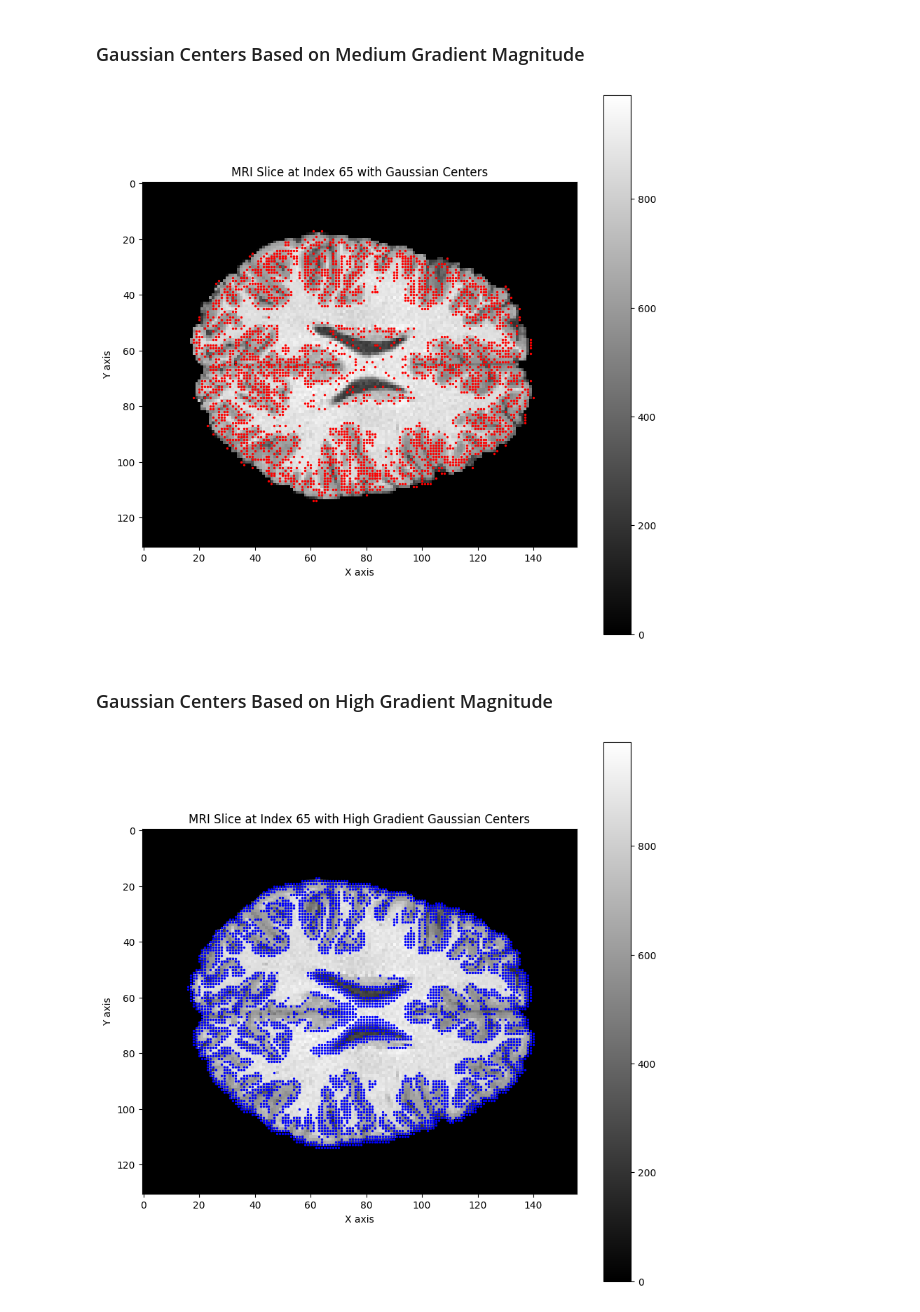
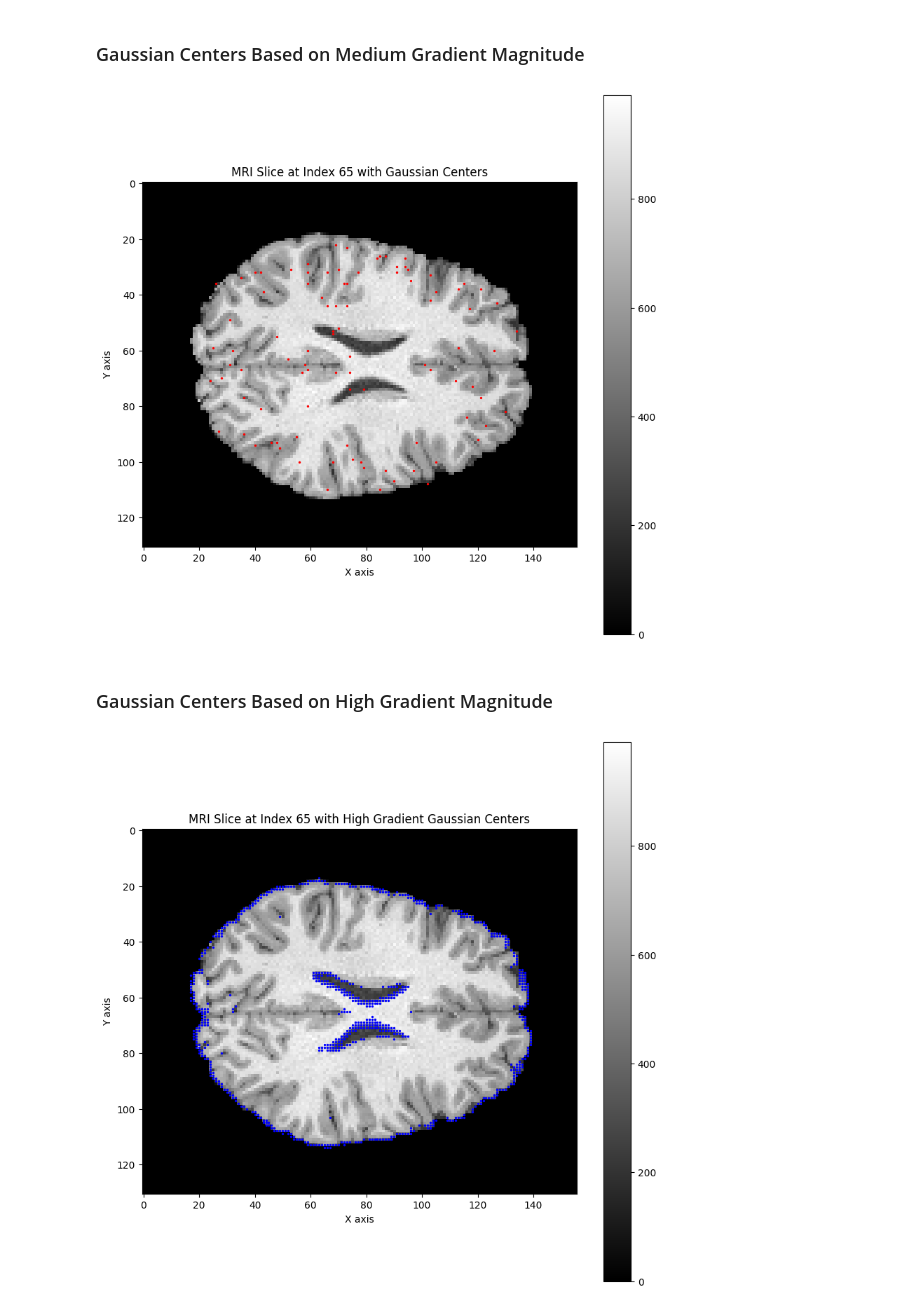
Before and after one commit to florinhegedus/mri_inr, a Jupyter notebook: notebooks/Gaussian.ipynb, the cells around one changed output. Cells and saved outputs as stored; diff of their text form; code cells hidden in the pictures.

```diff
--- a/notebooks/Gaussian.ipynb
+++ b/notebooks/Gaussian.ipynb
@@ -140,13 +144,13 @@ tau = grad_magnitude.mean()  # Example threshold
 filtered_grad_magnitude = np.where(grad_magnitude > tau, grad_magnitude, 0)
 # %% [markdown]
 ### Gaussian Centers Based on Medium Gradient Magnitude
+# %%
+# Step 3: Find Gaussian Centers Based on Gradient Magnitude
+# For simplicity, let's select points with gradient magnitude around the median as centers
+median_grad = np.median(filtered_grad_magnitude[filtered_grad_magnitude > 0])
+close_to_median = np.abs(filtered_grad_magnitude - median_grad) < (0.01 * median_grad)
+gaussian_centers = np.argwhere(close_to_median)
 # %%
-# Step 3: Find Gaussian Centers Based on Gradient Magnitude
-# For simplicity, let's select points with gradient magnitude around the median as centers
-median_grad = np.median(filtered_grad_magnitude[filtered_grad_magnitude > 0])
-close_to_median = np.abs(filtered_grad_magnitude - median_grad) < (0.3 * median_grad)
-gaussian_centers = np.argwhere(close_to_median)
-
 # Choose a slice index for visualization, e.g., the middle slice along the z-axis
 slice_index = mri_volume.shape[2] // 2
 slice_image = mri_volume[:, :, slice_index]
@@ -168,35 +172,35 @@ plt.xlabel('X axis')
 plt.ylabel('Y axis')
 plt.show()
 # %% [output]
-[figure, old version]
+[figure, new version]
 # %% [markdown]
 ### Gaussian Centers Based on High Gradient Magnitude
+# %%
+# Step 3 (Modified): Find Gaussian Centers Based on High Gradient Magnitude
+# Define a high gradient threshold, for example, as the 90th percentile of the gradient magnitudes
+high_grad_threshold = np.percentile(filtered_grad_magnitude[filtered_grad_magnitude > 0], 90)
+high_gradient_points = np.where(filtered_grad_magnitude >= high_grad_threshold)
+
+# Convert the high gradient points into a list of coordinates
+gaussian_centers_high_grad = np.array(list(zip(*high_gradient_points)))
 # %%
-# Step 3 (Modified): Find Gaussian Centers Based on High Gradient Magnitude
-# Define a high gradient threshold, for example, as the 90th percentile of the gradient magnitudes
-high_grad_threshold = np.percentile(filtered_grad_magnitude[filtered_grad_magnitude > 0], 50)
-high_gradient_points = np.where(filtered_grad_magnitude >= high_grad_threshold)
-
-# Convert the high gradient points into a list of coordinates
-gaussian_centers_high_grad = np.array(list(zip(*high_gradient_points)))
-
 # Assuming we are still visualizing the same slice as before
 # Filter Gaussian centers that are in this slice (for high gradient centers)
 centers_in_slice_high_grad = [center for center in gaussian_centers_high_grad if center[2] == slice_index]
 
 # Plot the MRI slice with high gradient Gaussian centers
 plt.figure(figsize=(10, 10))
 plt.imshow(slice_image, cmap='gray')
 plt.colorbar()
 plt.title(f'MRI Slice at Index {slice_index} with High Gradient Gaussian Centers')
 
 # Plot high gradient Gaussian centers on the slice
 for center in centers_in_slice_high_grad:
     plt.scatter(center[1], center[0], color='blue', s=2)  # Blue to differentiate from previous centers
 
 plt.xlabel('X axis')
 plt.ylabel('Y axis')
 plt.show()
 # %% [output]
-[figure, old version]
+[figure, new version]
 # %% [markdown]
```
Also changed, not shown: parts of 20 cells of this notebook, 1 other file.
